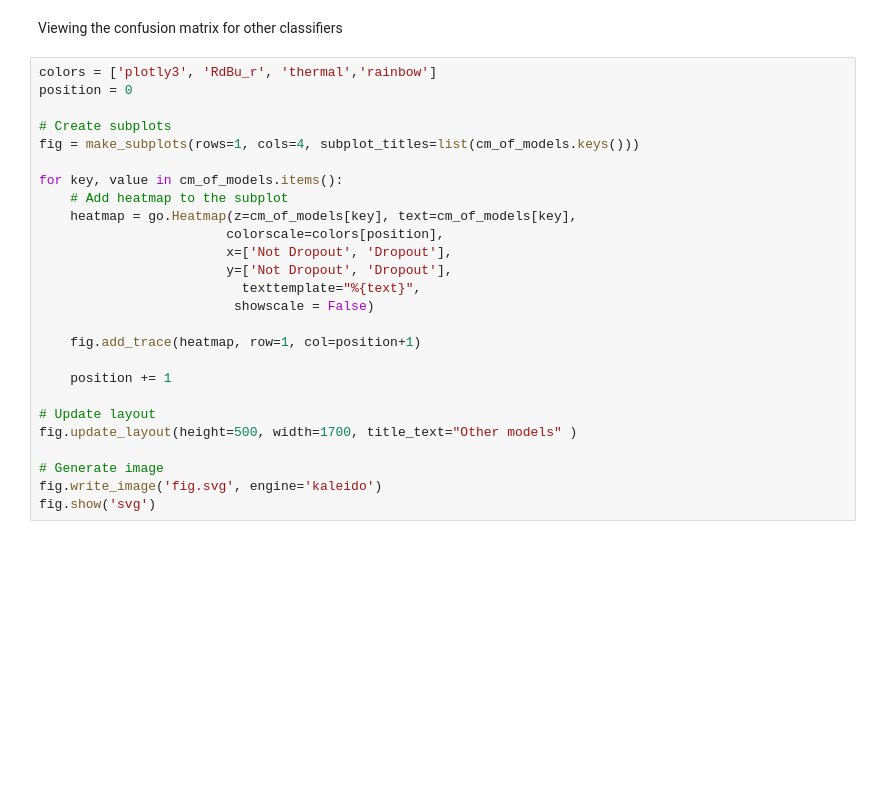
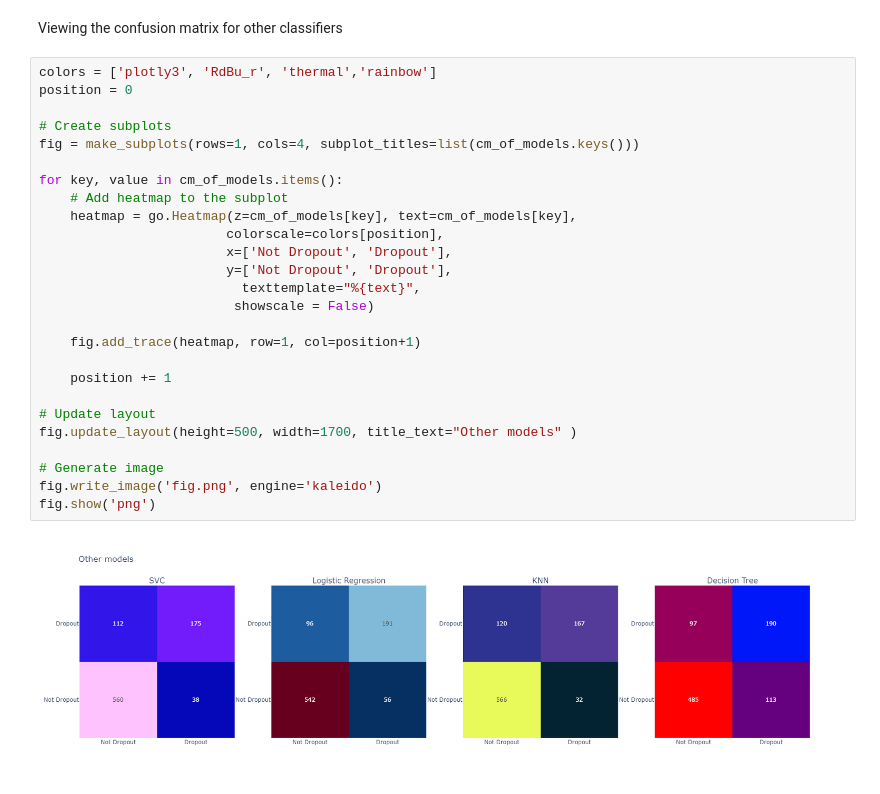
Before and after one commit to Damiieibikun/Student-s-Dropout-Prediction-using-Supervised-Machine-Learning-Classifiers, a Jupyter notebook: Student's_dropout.ipynb, the cells around one changed output. Saved outputs shown, nothing was run; the diff lists cells and outputs as text; blank space fills up the shorter version.

```diff
--- a/Student's_dropout.ipynb
+++ b/Student's_dropout.ipynb
@@ -923,29 +928,31 @@ Viewing the confusion matrix for other classifiers
 # %%
 colors = ['plotly3', 'RdBu_r', 'thermal','rainbow']
 position = 0
 
 # Create subplots
 fig = make_subplots(rows=1, cols=4, subplot_titles=list(cm_of_models.keys()))
 
 for key, value in cm_of_models.items():
     # Add heatmap to the subplot
     heatmap = go.Heatmap(z=cm_of_models[key], text=cm_of_models[key],
                         colorscale=colors[position],
                         x=['Not Dropout', 'Dropout'],
                         y=['Not Dropout', 'Dropout'],
                           texttemplate="%{text}",
                          showscale = False)
 
     fig.add_trace(heatmap, row=1, col=position+1)
 
     position += 1
 
 # Update layout
 fig.update_layout(height=500, width=1700, title_text="Other models" )
 
 # Generate image
-fig.write_image('fig.svg', engine='kaleido')
-fig.show('svg')
+fig.write_image('fig.png', engine='kaleido')
+fig.show('png')
+# %% [output]
+[figure, added]
 # %%
 Markdown(f"""
 #### From the results above we can see that {best_model} perfoms best with the highest accuracy of {round(best_score * 100, 2)}%""")
```
Also changed, not shown: parts of 13 cells of this notebook.
